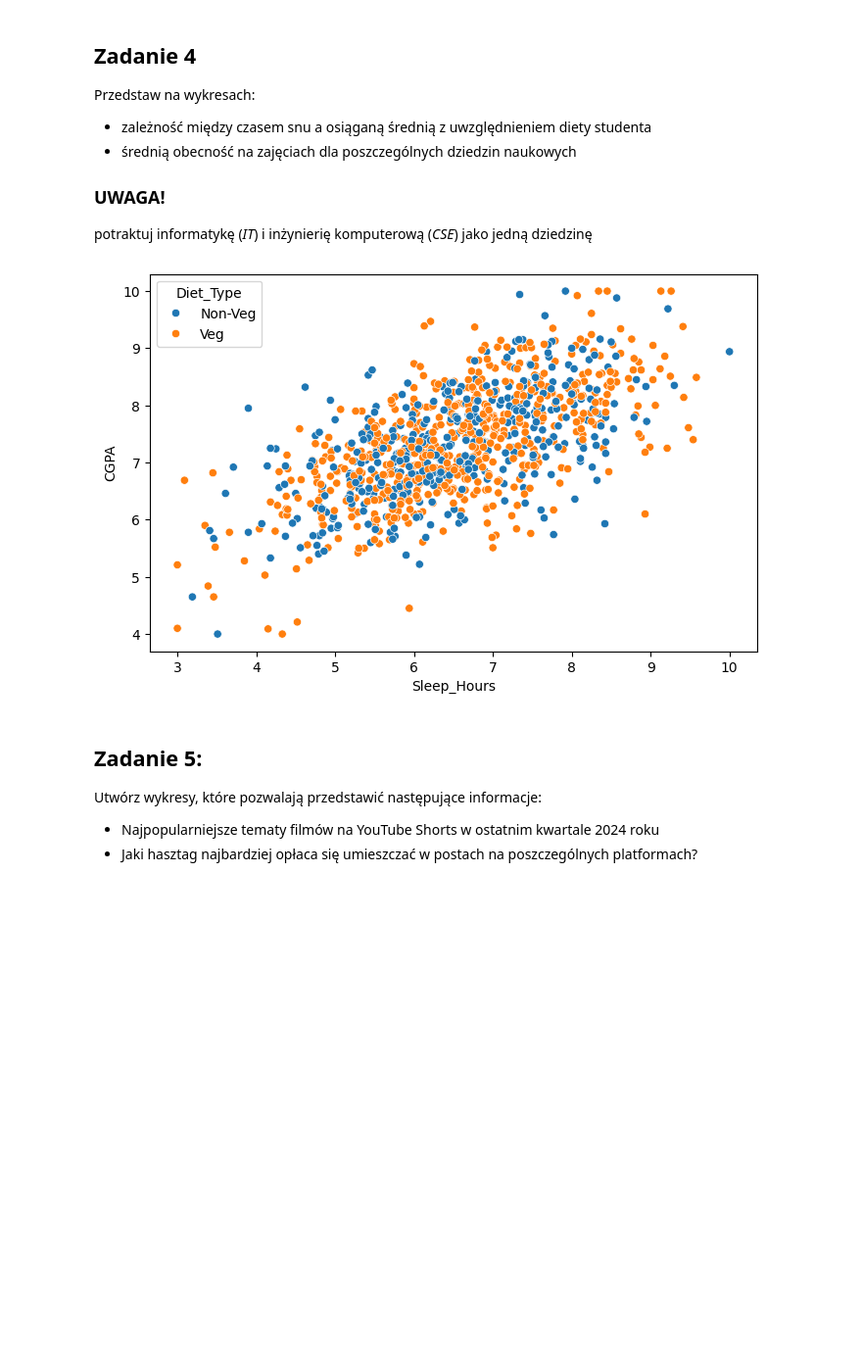
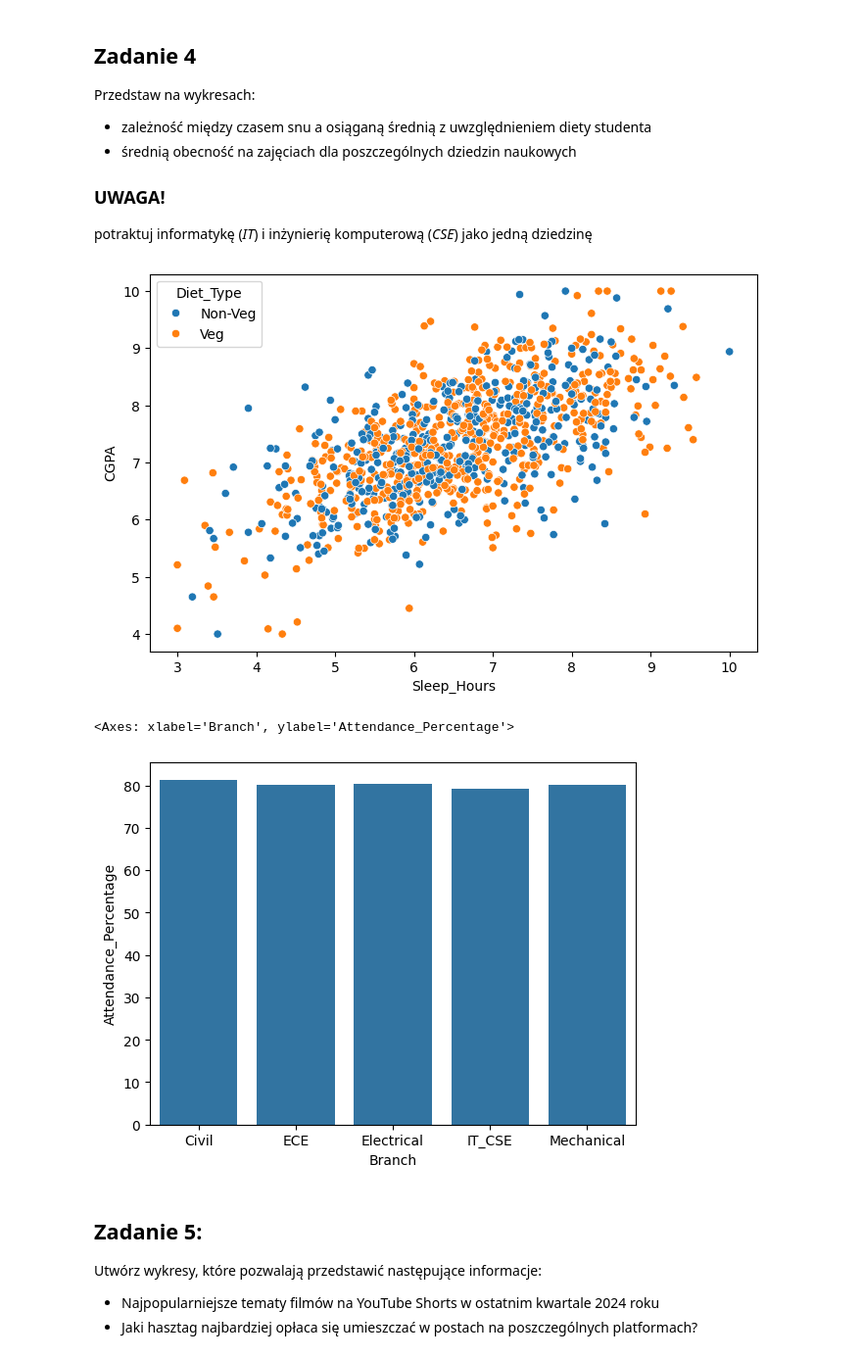
Before and after one commit to Zajecia-na-PWr-LR/lista-1-TymonS484, a Jupyter notebook: UczenieMaszynowe_25_26_Lista1.ipynb, the cells around one changed output. Shown at 98% size. Drawn from its saved outputs; the diff is of its cells as text; code cells hidden in the pictures; blank space fills up the shorter version.

```diff
--- a/UczenieMaszynowe_25_26_Lista1.ipynb
+++ b/UczenieMaszynowe_25_26_Lista1.ipynb
@@ -154,15 +154,26 @@ potraktuj informatykę (*IT*) i inżynierię komputerową (*CSE*) jako jedną dz
 # %%
 df4a = read('student_lifestyle_performance_dataset.csv')
 df4a = df4a[['Sleep_Hours', 'CGPA', 'Diet_Type']]
 plt.figure(figsize=(8, 5))
 sns.scatterplot(
     data=df4a,
     x='Sleep_Hours',
     y='CGPA',
     hue='Diet_Type')
 plt.show()
+plt.close()
+df4b = read('student_lifestyle_performance_dataset.csv')
+df4b['Branch'] = df4b['Branch'].replace({"IT" : 'IT_CSE', 'CSE' : 'IT_CSE'})
+df4b = df4b.groupby('Branch')['Attendance_Percentage'].mean()
+sns.barplot(
+    data=pd.DataFrame(df4b),
+    x='Branch',
+    y='Attendance_Percentage'
+)
 # %% [output]
 [figure]
+<Axes: xlabel='Branch', ylabel='Attendance_Percentage'>
+[figure, added]
 # %% [markdown]
 ## Zadanie 5:
 Utwórz wykresy, które pozwalają przedstawić następujące informacje:
```
